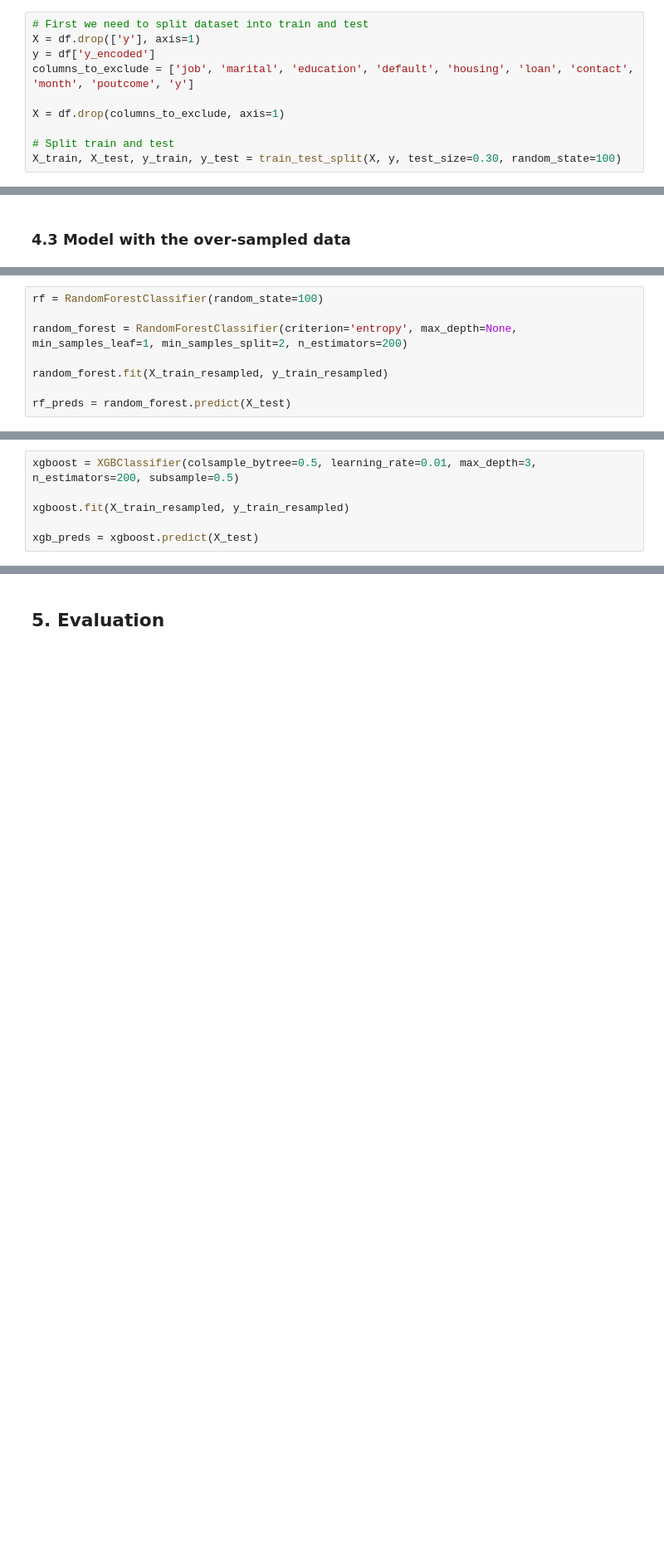
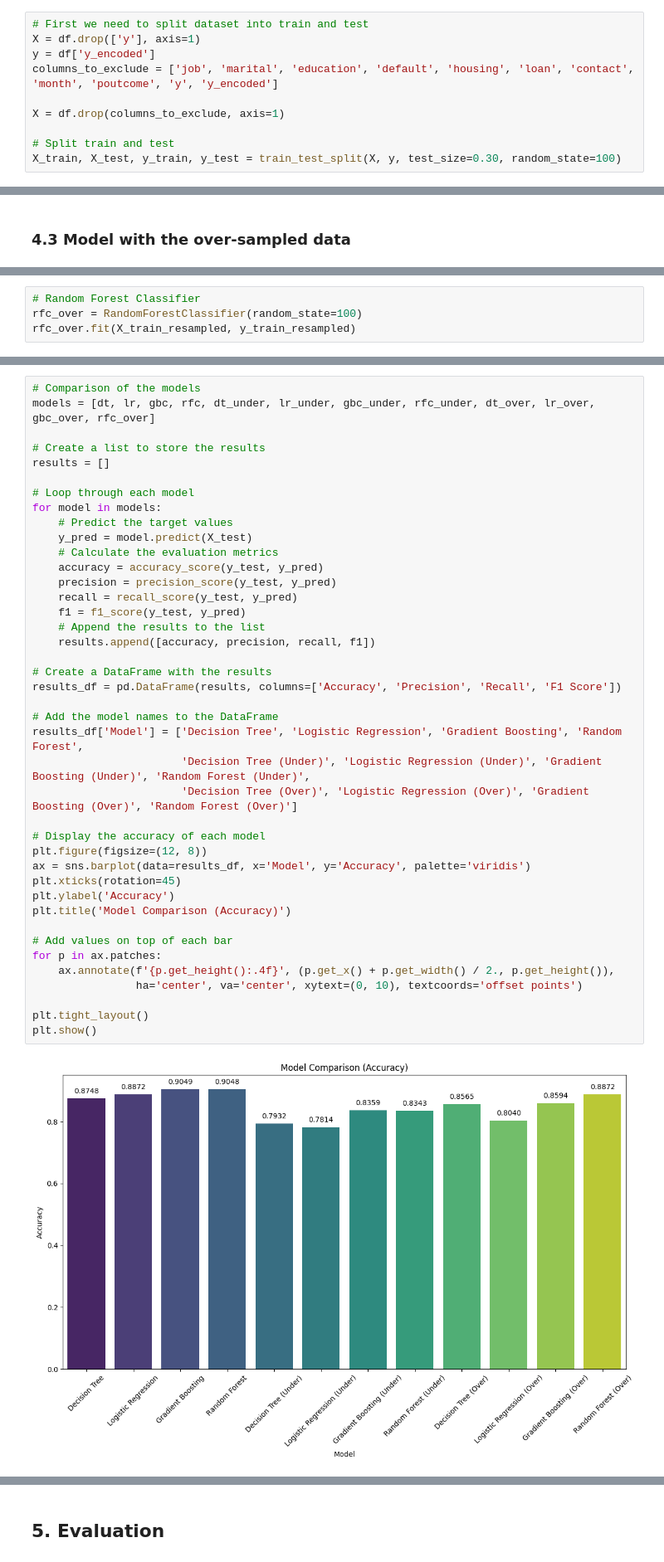
Before and after one commit to jjosorioc/Bank-Client-Attributes-and-Marketing-Outcomes, a Jupyter notebook: SupervisedLearning.ipynb, the cells around one changed output, grey strips where cells are left out. Shown at 83% size. Drawn from its saved outputs; the diff is of its cells as text; blank space fills up the shorter version.

Commit message:
Baseline for the four different types of models (and data used)

```diff
--- a/SupervisedLearning.ipynb
+++ b/SupervisedLearning.ipynb
@@ -339,7 +339,7 @@ plt.show()
 # First we need to split dataset into train and test
 X = df.drop(['y'], axis=1)
 y = df['y_encoded']
-columns_to_exclude = ['job', 'marital', 'education', 'default', 'housing', 'loan', 'contact', 'month', 'poutcome', 'y']
+columns_to_exclude = ['job', 'marital', 'education', 'default', 'housing', 'loan', 'contact', 'month', 'poutcome', 'y', 'y_encoded']
 
 X = df.drop(columns_to_exclude, axis=1)
 
@@ -500,8 +474,0 @@ nb_preds = naive_bayes.predict(X_test)
-# %%
-rf = RandomForestClassifier(random_state=100)
-
-random_forest = RandomForestClassifier(criterion='entropy', max_depth=None, min_samples_leaf=1, min_samples_split=2, n_estimators=200)
-
-random_forest.fit(X_train_resampled, y_train_resampled)
-
-rf_preds = random_forest.predict(X_test)
@@ -528,6 +475,4 @@ KeyboardInterrupt:
-# %%
-xgboost = XGBClassifier(colsample_bytree=0.5, learning_rate=0.01, max_depth=3, n_estimators=200, subsample=0.5)
-
-xgboost.fit(X_train_resampled, y_train_resampled)
-
-xgb_preds = xgboost.predict(X_test)
+# %%
+# Random Forest Classifier
+rfc_over = RandomForestClassifier(random_state=100)
+rfc_over.fit(X_train_resampled, y_train_resampled)
@@ -533,0 +483,43 @@ xgb_preds = xgboost.predict(X_test)
+# %%
+# Comparison of the models
+models = [dt, lr, gbc, rfc, dt_under, lr_under, gbc_under, rfc_under, dt_over, lr_over, gbc_over, rfc_over]
+
+# Create a list to store the results
+results = []
+
+# Loop through each model
+for model in models:
+    # Predict the target values
+    y_pred = model.predict(X_test)
+    # Calculate the evaluation metrics
+    accuracy = accuracy_score(y_test, y_pred)
+    precision = precision_score(y_test, y_pred)
+    recall = recall_score(y_test, y_pred)
+    f1 = f1_score(y_test, y_pred)
+    # Append the results to the list
+    results.append([accuracy, precision, recall, f1])
+
+# Create a DataFrame with the results
+results_df = pd.DataFrame(results, columns=['Accuracy', 'Precision', 'Recall', 'F1 Score'])
+
+# Add the model names to the DataFrame
+results_df['Model'] = ['Decision Tree', 'Logistic Regression', 'Gradient Boosting', 'Random Forest',
+                       'Decision Tree (Under)', 'Logistic Regression (Under)', 'Gradient Boosting (Under)', 'Random Forest (Under)',
+                       'Decision Tree (Over)', 'Logistic Regression (Over)', 'Gradient Boosting (Over)', 'Random Forest (Over)']
+
+# Display the accuracy of each model
+plt.figure(figsize=(12, 8))
+ax = sns.barplot(data=results_df, x='Model', y='Accuracy', palette='viridis')
+plt.xticks(rotation=45)
+plt.ylabel('Accuracy')
+plt.title('Model Comparison (Accuracy)')
+
+# Add values on top of each bar
+for p in ax.patches:
+    ax.annotate(f'{p.get_height():.4f}', (p.get_x() + p.get_width() / 2., p.get_height()),
+                ha='center', va='center', xytext=(0, 10), textcoords='offset points')
+
+plt.tight_layout()
+plt.show()
+# %% [output]
+[figure, added]
```
Also changed, not shown: parts of 40 cells of this notebook.
